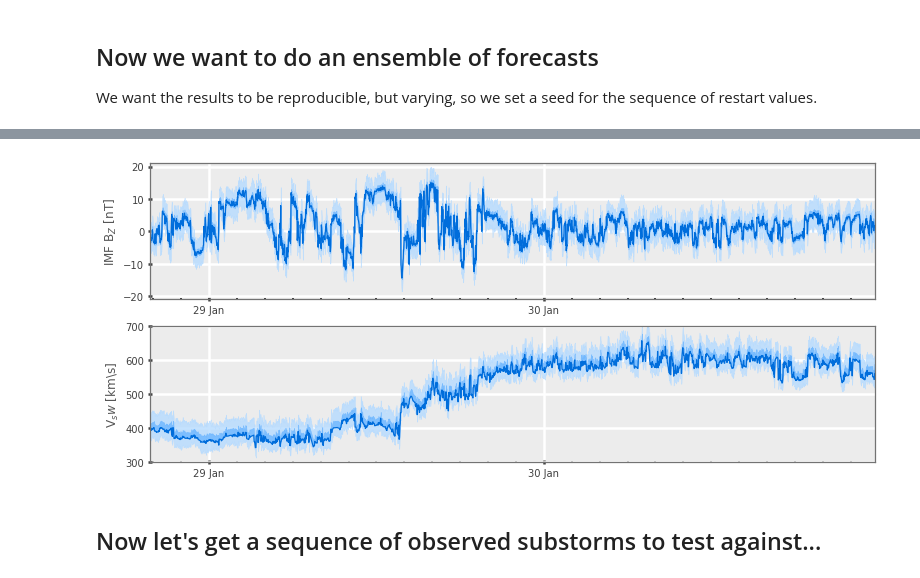
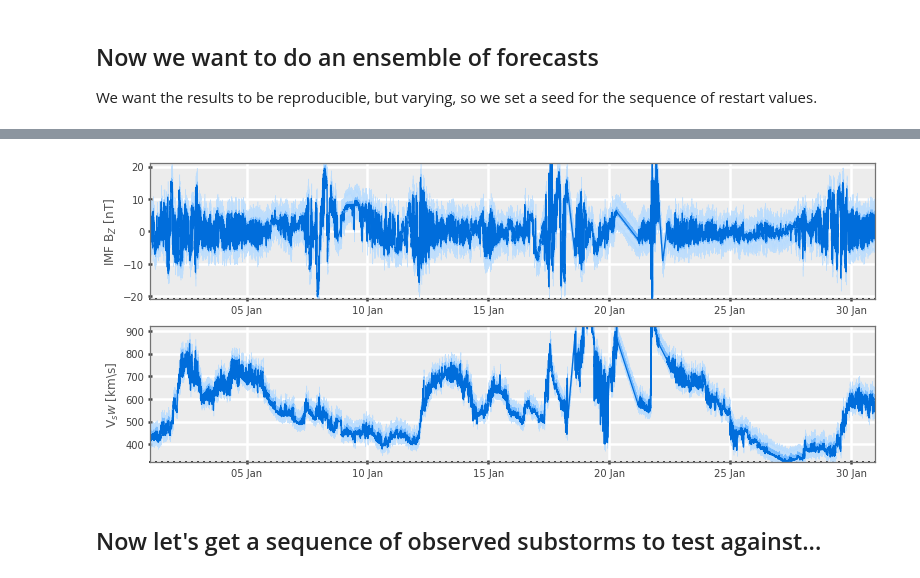
Before and after one commit to drsteve/MinimalSubstormModel, a Jupyter notebook: Notebooks/Perturbed input ensemble run of MSM.ipynb, the cells around one changed output, grey strips where cells are left out. Drawn from its saved outputs; the diff is of its cells as text; code cells hidden in the pictures.

Commit message:
Updates to perturbed input ensemble ahead of Leiden workshop

```diff
--- a/Notebooks/Perturbed input ensemble run of MSM.ipynb
+++ b/Notebooks/Perturbed input ensemble run of MSM.ipynb
@@ -54,18 +67,32 @@ def fixOMNIVars(data):
     return data
 # %%
 #Load IMF data and error series
-data = dm.fromCDF('/mnt/projects/OMNI/OMNI_1min_2004.cdf')
-data2 = dm.fromCDF('/mnt/projects/OMNI/OMNI_1min_2005.cdf')
+homedir = os.path.expanduser('~')
+data = dm.fromCDF(os.path.join(homedir, 'projects/Data/OMNI/omni_hro_1min_20041201_v01.cdf'))
+data2 = dm.fromCDF(os.path.join(homedir, 'projects/Data/OMNI/omni_hro_1min_20050101_v01.cdf'))
 for key in data:
     data[key] = dm.dmarray.concatenate(data[key], data2[key])
 del data2
 
-bzerr = dm.fromHDF5('/mnt/projects/SolarWindPerturb/MBB_Bz_GSM_errors.h5')
-vxerr = dm.fromHDF5('/mnt/projects/SolarWindPerturb/MBB_Vx_GSE_errors.h5')
+bzerr = dm.fromHDF5(os.path.join(homedir, 'projects/Data/MBB_Bz_GSM_errors.h5'))
+vxerr = dm.fromHDF5(os.path.join(homedir, 'projects/Data/MBB_Vx_GSE_errors.h5'))
 
 data = fixOMNIVars(data)
+# %%
+def getErrors(errseries, nreq):
+    if len(errseries)>= nreq: return errseries[:nreq]
+    outerr = np.zeros(nreq)
+    nloops = nreq//len(errseries)
+    remain = nreq-nloops*len(errseries)
+    stind, enind = 0, len(errseries)
+    for il in range(nloops):
+        outerr[stind:enind] = errseries
+        stind += len(errseries)
+        enind += len(errseries)
+    outerr[stind:] = errseries[:remain]
+    return outerr
 # %%
-ticks = [dt.datetime(2005,1,28,19,18), dt.datetime(2005,1,31)]
+ticks = [firstonset, enddate]
 inds = tb.tOverlapHalf(ticks, data['Epoch'])
 
 n_runs = vxerr['errors'].shape[0]
@@ -73,15 +100,17 @@ bz = np.empty([n_runs, len(inds)])
 vx = np.empty([n_runs, len(inds)])
 theta = np.empty([n_runs, len(inds)])
 btot = np.empty([n_runs, len(inds)])
-bz[0,:] = data['Bz_GSM'][inds]
-vx[0,:] = -1*data['Vx_GSE'][inds]
-theta[0,:] = np.arctan2(data['By_GSM'][inds], data['Bz_GSM'][inds])
+bz[0,:] = data['BZ_GSM'][inds]
+vx[0,:] = -1*data['Vx'][inds]
+theta[0,:] = np.arctan2(data['BY_GSM'][inds], data['BZ_GSM'][inds])
 for run_num in range(1, n_runs):
-    bz[run_num, :] = data['Bz_GSM'][inds] + bzerr['errors'][run_num, :len(inds)]
-    vx[run_num, :] = -1*data['Vx_GSE'][inds] + vxerr['errors'][run_num, :len(inds)]
-    dum = np.vstack([data['Bx_GSE'][inds], data['By_GSM'][inds], bz[run_num, :]])
+    bzerrors = getErrors(bzerr['errors'][run_num, :], len(inds))
+    vxerrors = getErrors(vxerr['errors'][run_num, :], len(inds))
+    bz[run_num, :] = data['BZ_GSM'][inds] + bzerrors
+    vx[run_num, :] = -1*data['Vx'][inds] + vxerrors
+    dum = np.vstack([data['BX_GSE'][inds], data['BZ_GSM'][inds], bz[run_num, :]])
     btot[run_num, :] = np.array([tb.hypot(n) for n in dum.T])
-    theta[run_num, :] = np.arctan2(data['By_GSM'][inds], bz[run_num, :])
+    theta[run_num, :] = np.arctan2(data['BY_GSM'][inds], bz[run_num, :])
 #put into SI
 btot = btot*1e-9
 vel = vx*1e3
@@ -129,6 +158,6 @@ print(np.argmax(n_valid))
 0
 # %%
-windowticks = spt.tickrange(dt.datetime(2005,1,28,19,45), dt.datetime(2005,1,31), dt.timedelta(minutes=30))
+windowticks = spt.tickrange(startdate, enddate, dt.timedelta(minutes=30))
 wh = dt.timedelta(minutes=15)
 numSS = []
 binnedRuns = np.zeros([len(windowticks.UTC),500])
@@ -173,33 +204,33 @@ plt.savefig('MSM__PIensemble_forecast_289-29Jan2005_N=500.png')
 # %%
 tlims = [windowticks.UTC[0], windowticks.UTC[-1]]
 fig = plt.figure(figsize=(13,5.5))
 ax = fig.add_subplot(211)
 uq = np.empty(len(bz[0,:]))
 lq = np.empty(len(bz[0,:]))
 p025 = np.empty(len(bz[0,:]))
 p975 = np.empty(len(bz[0,:]))
 for n in range(len(bz[0,:])):
     p025[n], lq[n], uq[n], p975[n] = mlab.prctile(bz[:, n], (2.5, 25, 75, 97.5))
 ax.fill_between(times, p025, p975, color=(0.7137,0.8588,1), alpha=0.8)
 ax.fill_between(times, lq, uq, color=(0.4275,0.7137,1), alpha=0.8)
 ax.plot(times, bz[0, :], color=(0,0.4275,0.8588))
 splot.applySmartTimeTicks(ax, tlims)
 ax.set_ylabel('IMF B$_Z$ [nT]')
 ax.set_xlim(tlims)
 ax.set_ylim([-21,21])
 ax2 = fig.add_subplot(212)
 for n in range(len(vx[0,:])):
     p025[n], lq[n], uq[n], p975[n] = mlab.prctile(vx[:, n], (2.5, 25, 75, 97.5))
 ax2.fill_between(times, p025, p975, color=(0.7137,0.8588,1), alpha=0.8)
 ax2.fill_between(times, lq, uq, color=(0.4275,0.7137,1), alpha=0.8)
 ax2.plot(times, vx[0, :], color=(0,0.4275,0.8588))
 ax2.set_ylabel('V$_sw$ [km\s]')
 ax2.set_xlim(tlims)
-ax2.set_ylim([300,700])
+ax2.set_ylim([320,920])
 splot.applySmartTimeTicks(ax2, tlims)
 plt.savefig('PIens_Jan2005_Vsw_Bz.png')
 # %% [output]
-[figure, old version]
+[figure, new version]
 # %% [markdown]
 ## Now let's get a sequence of observed substorms to test against...
 # %%
```
Also changed, not shown: parts of 27 cells of this notebook.
